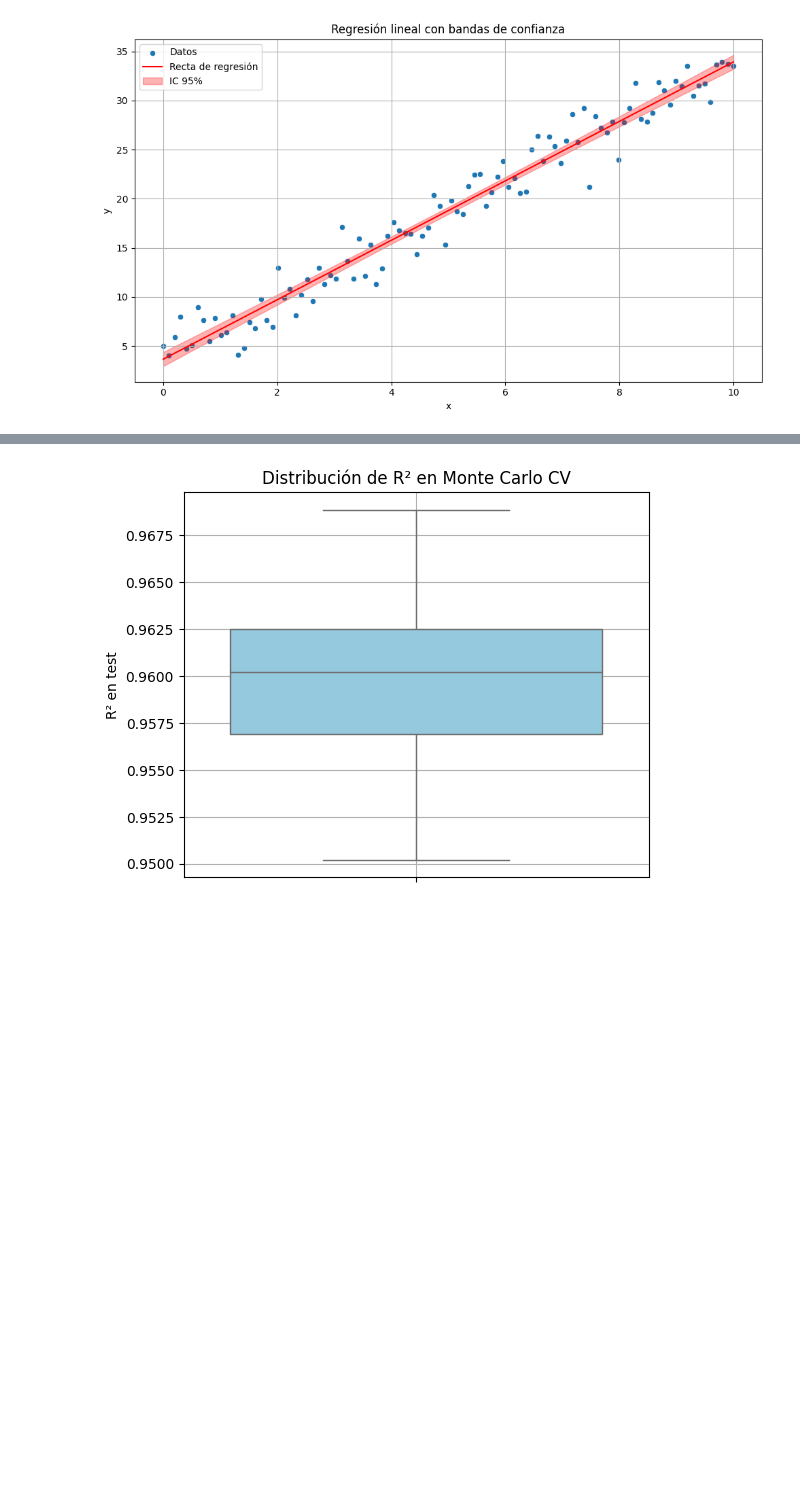
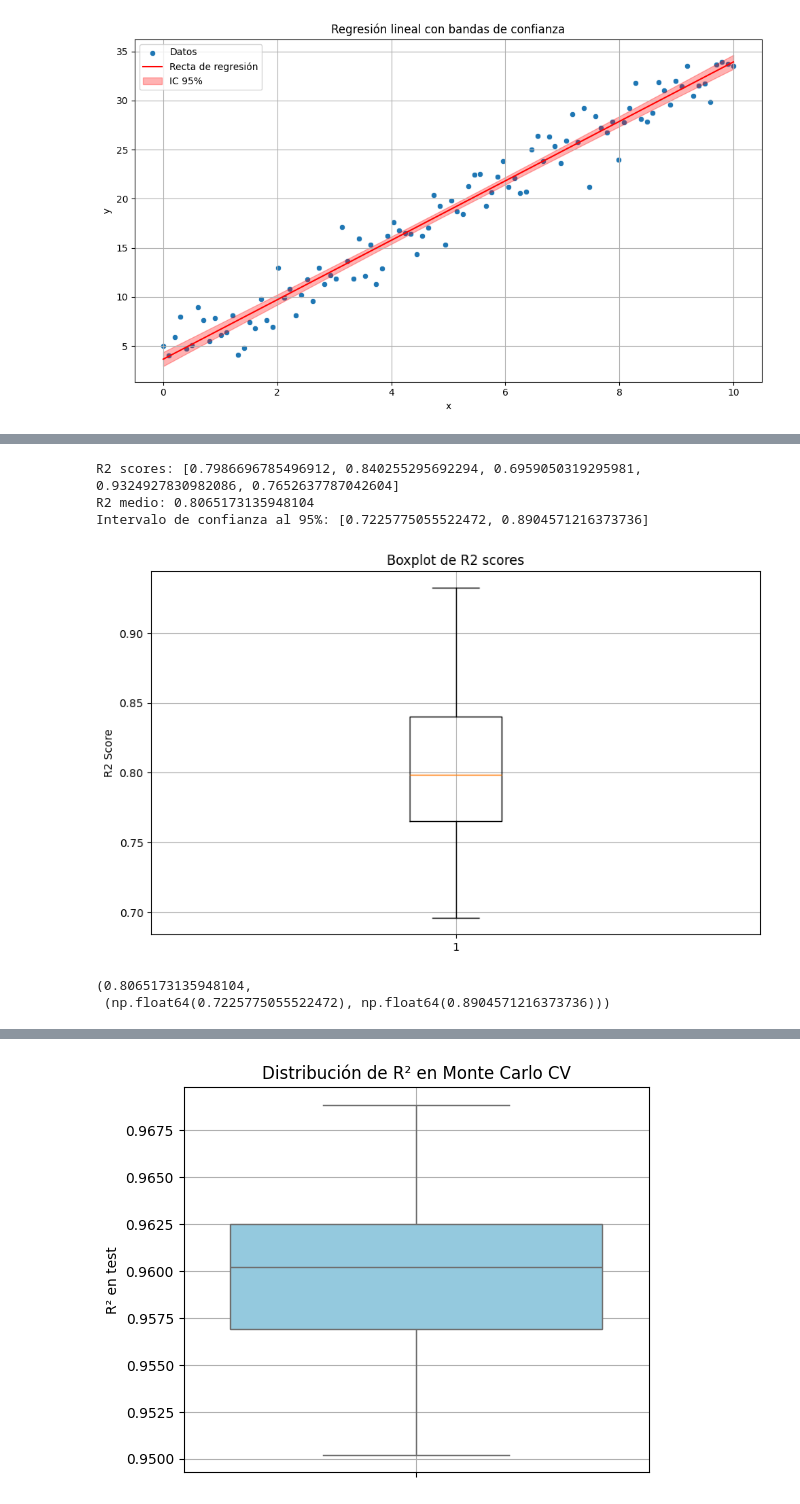
Before and after one commit to miguel-mxrxrx04/PyE2, a Jupyter notebook: trabajo_completo.ipynb, the cells around one changed output, grey strips where cells are left out. Cells and saved outputs as stored; diff of their text form; code cells hidden in the pictures; blank space fills up the shorter version.

```diff
--- a/trabajo_completo.ipynb
+++ b/trabajo_completo.ipynb
@@ -419,3 +658,73 @@ plot_regresion_y_bandas(df, y_col_index=1, x_col_index=0)
+# %%
+from sklearn.linear_model import LinearRegression
+from sklearn.metrics import r2_score
+
+def validacion_cruzada(df, p, k):
+
+    r2_scores = []
+    for i in range(k):
+        # Separamos el dataframe en train y test
+        df = df.sample(frac=1)
+        n_train = int(len(df) * p)
+
+        train_df = df.iloc[:n_train]
+        test_df = df.iloc[n_train:]
+
+        # Entrenamos una regresión lineal
+        model = LinearRegression()
+        X = train_df[[df.columns[0]]]
+        y = train_df[df.columns[1]]
+        model.fit(X, y)
+
+        # Calculamos el R2
+        X_test = test_df[[df.columns[0]]]
+        y_test = test_df[df.columns[1]]
+        predictions = model.predict(X_test)
+
+        r2 = r2_score(y_test, predictions)
+        r2_scores.append(r2)
+
+    print(f'R2 scores: {r2_scores}')
+
+    # Calculamos el R2 medio
+    r2_medio = sum(r2_scores) / k
+    print(f'R2 medio: {r2_medio}')
+
+    # Calculamos el intervalo de confianza al 95%
+    a = t.ppf(0.95, k-1)
+    cuasidesv = math.sqrt(sum((r - r2_medio) ** 2 for r in r2_scores) / (k - 1))
+    r_1 = r2_medio - a * (cuasidesv / math.sqrt(k))
+    r_2 = r2_medio + a * (cuasidesv / math.sqrt(k))
+
+    print(f'Intervalo de confianza al 95%: [{r_1}, {r_2}]')
+
+
+    # Dibujamos un boxplot de los valores de R2
+    plt.figure(figsize=(10, 6))
+    plt.boxplot(r2_scores)
+    plt.title('Boxplot de R2 scores')
+    plt.ylabel('R2 Score')
+    plt.grid()
+    plt.show()
+
+
+    return r2_medio, (r_1, r_2)
+
+# Hemos cogido estas muestras bastante al azar
+df = pd.DataFrame({
+    'A': [1, 2, 3, 4, 5, 6, 7, 8, 9, 10, 11, 12, 13, 14, 15, 16, 17, 18, 19, 20],
+    'B': [3, 7, 2, 8, 5, 10, 6, 12, 9, 15, 11, 14, 13, 18, 17, 20, 19, 22, 21, 25]
+})
+
+
+validacion_cruzada(df, 0.8, 5)
+# %% [output]
+R2 scores: [0.7986696785496912, 0.840255295692294, 0.6959050319295981, 0.9324927830982086, 0.7652637787042604]
+R2 medio: 0.8065173135948104
+Intervalo de confianza al 95%: [0.7225775055522472, 0.8904571216373736]
+[figure, added]
+(0.8065173135948104,
+ (np.float64(0.7225775055522472), np.float64(0.8904571216373736)))
 # %% [markdown]
 6.6: Script de regresión y CV en sklearn
 
```
Also changed, not shown: parts of 28 cells of this notebook, 2 other files.
